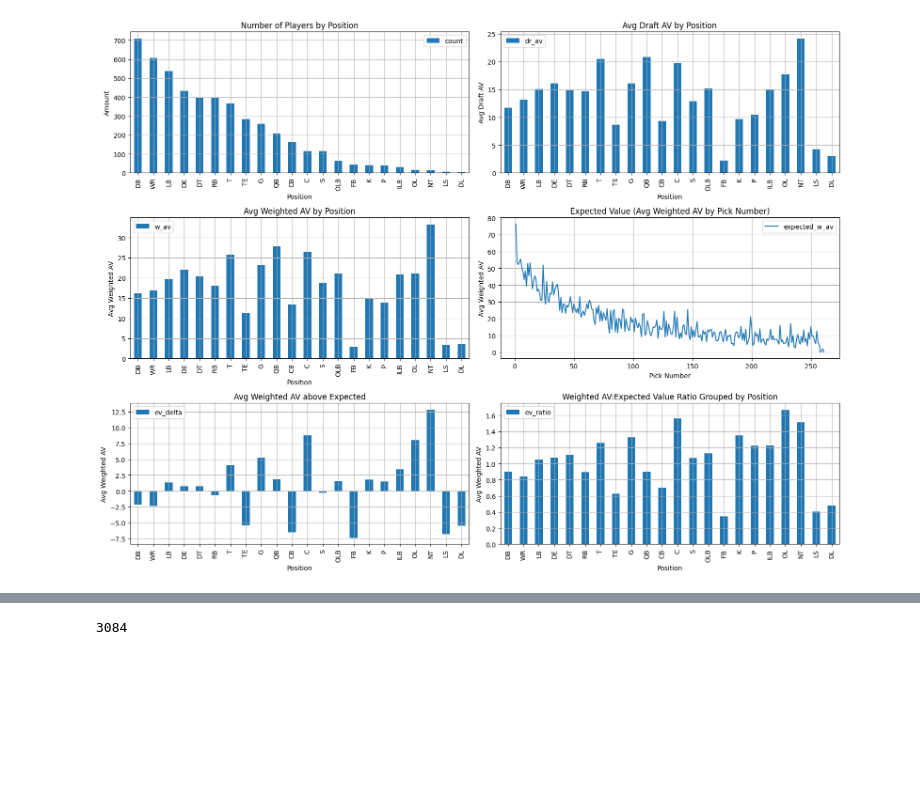
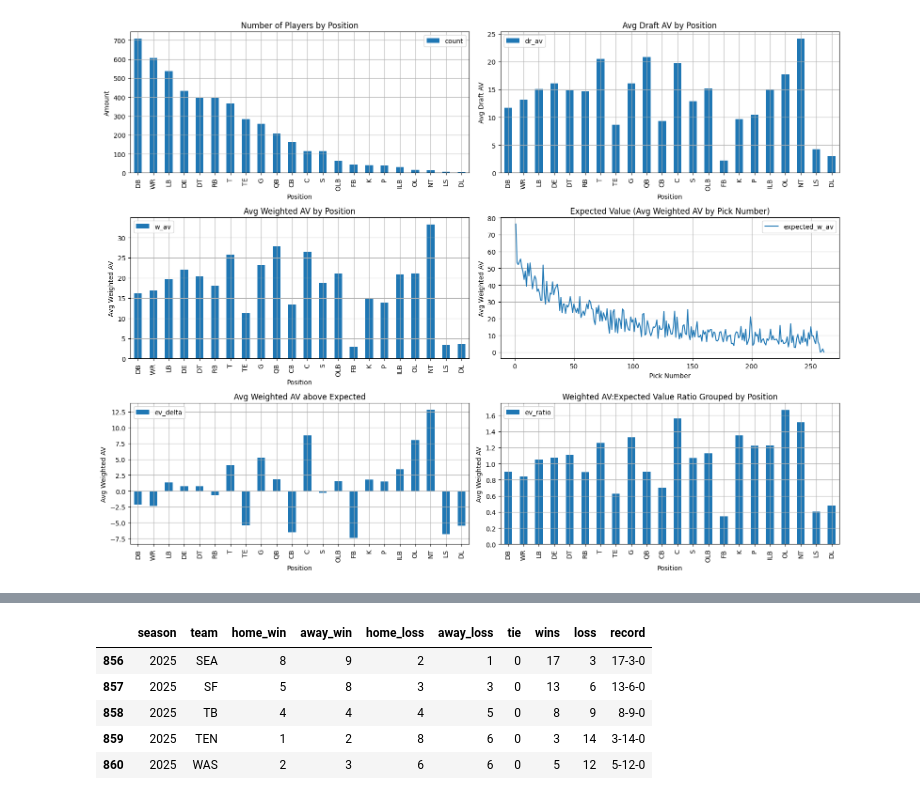
Before and after one commit to ShaneESchwartz/NFL-Team-Builder-Tool, a Jupyter notebook: TeamBuilder.ipynb, the cells around one changed output, grey strips where cells are left out. Cells and saved outputs as stored; diff of their text form; code cells hidden in the pictures; blank space fills up the shorter version.

```diff
--- a/TeamBuilder.ipynb
+++ b/TeamBuilder.ipynb
@@ -148,5 +95,70 @@ contracts['player'] = contracts['player'].str.strip().str.lower()
-# %%
-overlap = set(draft['pfr_player_name']) & set(contracts['player'])
-len(overlap)
-# %% [output]
-3084
+# %%
+contracts_url = "https://github.com/nflverse/nflverse-data/releases/download/contracts/historical_contracts.csv.gz"
+contracts = pd.read_csv(contracts_url)
+games = pd.read_csv('games (1).csv')
+pfr_roster = pd.read_csv('pfr_rosters.csv')
+# %%
+games = games.drop(columns=['away_rest', 'home_rest',
+       'away_moneyline', 'home_moneyline', 'spread_line', 'away_spread_odds',
+       'home_spread_odds', 'total_line', 'under_odds', 'over_odds', 'div_game',
+       'roof', 'surface', 'temp', 'wind', 'away_qb_id', 'home_qb_id',
+       'away_qb_name', 'home_qb_name', 'away_coach', 'home_coach', 'referee',
+       'stadium_id', 'stadium', 'old_game_id', 'gsis',
+       'nfl_detail_id', 'pfr', 'pff', 'espn', 'ftn', 'gameday', 'weekday',
+       'gametime'])
+
+
+
+games['home_win'] = (games['result'] > 0).astype(int)
+games['away_loss'] = (games['result'] > 0).astype(int)
+games['home_loss'] = (games['result'] < 0).astype(int)
+games['away_win'] = (games['result'] < 0).astype(int)
+games['tie'] = (games['result'] == 0).astype(int)
+
+
+
+home_wins = pd.DataFrame()
+home_wins = games.groupby(['season', 'home_team'])['home_win'].sum().reset_index()
+home_wins = home_wins.rename(columns={'home_team': 'team'})
+
+away_wins = pd.DataFrame()
+away_wins = games.groupby(['season', 'away_team'])['away_win'].sum().reset_index()
+away_wins = away_wins.rename(columns={'away_team': 'team'})
+
+home_loss = pd.DataFrame()
+home_loss = games.groupby(['season', 'home_team'])['home_loss'].sum().reset_index()
+home_loss = home_loss.rename(columns={'home_team': 'team'})
+
+away_loss = pd.DataFrame()
+away_loss = games.groupby(['season', 'away_team'])['away_loss'].sum().reset_index()
+away_loss = away_loss.rename(columns={'away_team': 'team'})
+
+ties = pd.DataFrame()
+ties = games.groupby(['season', 'home_team'])['tie'].sum().reset_index()
+ties = ties.rename(columns={'home_team': 'team'})
+
+
+
+seasons = pd.DataFrame()
+
+seasons_win = pd.merge(home_wins, away_wins, on=['season', 'team'])
+seasons_loss = pd.merge(home_loss, away_loss, on=['season', 'team'])
+
+seasons_wl = pd.merge(seasons_win, seasons_loss, on=['season', 'team'])
+seasons = pd.merge(seasons_wl, ties, on=['season', 'team'])
+
+seasons['wins'] = seasons['home_win'] + seasons['away_win']
+seasons['loss'] = seasons['home_loss'] + seasons['away_loss']
+seasons['record'] = (
+    seasons['wins'].astype(str) + '-' +
+    seasons['loss'].astype(str) + '-' +
+    seasons['tie'].astype(str)
+)
+seasons.tail()
+# %% [output]
+|  | season | team | home_win | away_win | home_loss | away_loss | tie | wins | loss | record |
+| 856 | 2025 | SEA | 8 | 9 | 2 | 1 | 0 | 17 | 3 | 17-3-0 |
+| 857 | 2025 | SF | 5 | 8 | 3 | 3 | 0 | 13 | 6 | 13-6-0 |
+| 858 | 2025 | TB | 4 | 4 | 4 | 5 | 0 | 8 | 9 | 8-9-0 |
+| 859 | 2025 | TEN | 1 | 2 | 8 | 6 | 0 | 3 | 14 | 3-14-0 |
+| 860 | 2025 | WAS | 2 | 3 | 6 | 6 | 0 | 5 | 12 | 5-12-0 |
```
Also changed, not shown: parts of 9 cells of this notebook, 3 other files.
